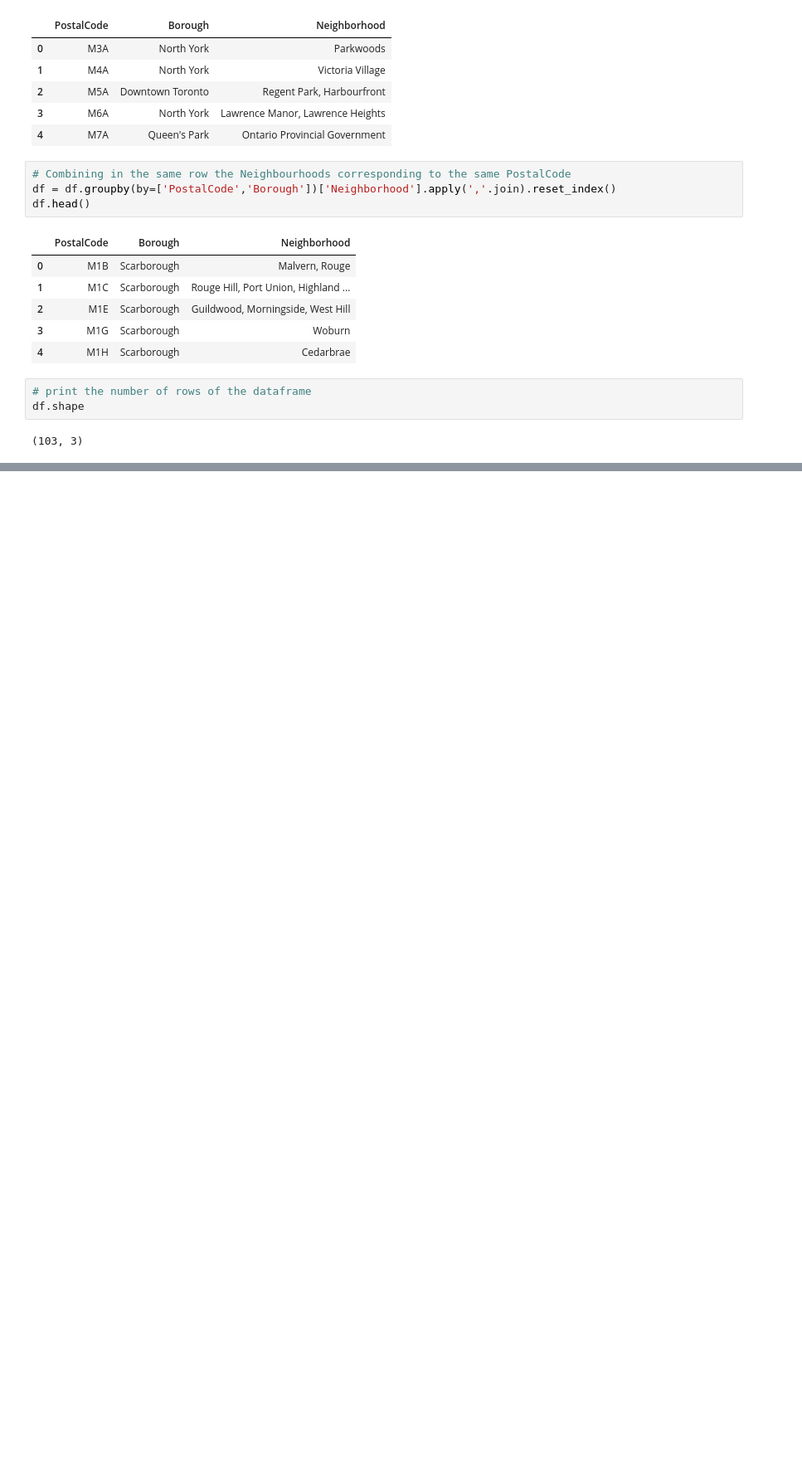
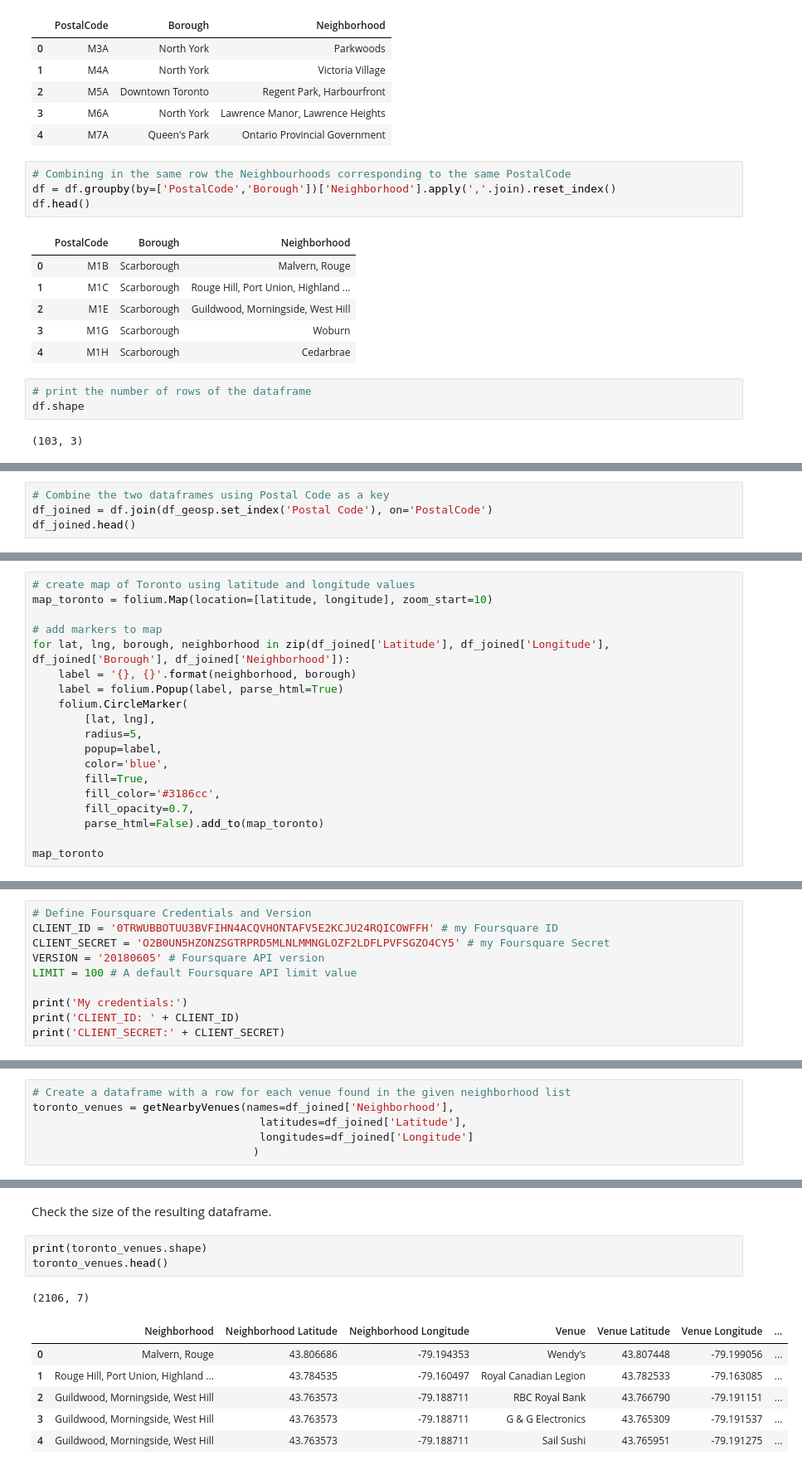
Before and after one commit to kparys/Coursera_Capstone, a Jupyter notebook: Segmenting and Clustering Neighborhoods in Toronto.ipynb, the cells around one changed output, grey strips where cells are left out. Shown at 83% size. Saved outputs shown, nothing was run; the diff lists cells and outputs as text; blank space fills up the shorter version.

```diff
--- a/Segmenting and Clustering Neighborhoods in Toronto.ipynb
+++ b/Segmenting and Clustering Neighborhoods in Toronto.ipynb
@@ -80,0 +176,4 @@ df.shape
+# %%
+# Combine the two dataframes using Postal Code as a key
+df_joined = df.join(df_geosp.set_index('Postal Code'), on='PostalCode')
+df_joined.head()
@@ -80,0 +203,19 @@ df.shape
+# %%
+# create map of Toronto using latitude and longitude values
+map_toronto = folium.Map(location=[latitude, longitude], zoom_start=10)
+
+# add markers to map
+for lat, lng, borough, neighborhood in zip(df_joined['Latitude'], df_joined['Longitude'], df_joined['Borough'], df_joined['Neighborhood']):
+    label = '{}, {}'.format(neighborhood, borough)
+    label = folium.Popup(label, parse_html=True)
+    folium.CircleMarker(
+        [lat, lng],
+        radius=5,
+        popup=label,
+        color='blue',
+        fill=True,
+        fill_color='#3186cc',
+        fill_opacity=0.7,
+        parse_html=False).add_to(map_toronto)
+
+map_toronto
@@ -80,0 +226,10 @@ df.shape
+# %%
+# Define Foursquare Credentials and Version
+CLIENT_ID = '0TRWUBBOTUU3BVFIHN4ACQVHONTAFV5E2KCJU24RQICOWFFH' # my Foursquare ID
+CLIENT_SECRET = 'O2B0UN5HZONZSGTRPRD5MLNLMMNGLOZF2LDFLPVFSGZO4CY5' # my Foursquare Secret
+VERSION = '20180605' # Foursquare API version
+LIMIT = 100 # A default Foursquare API limit value
+
+print('My credentials:')
+print('CLIENT_ID: ' + CLIENT_ID)
+print('CLIENT_SECRET:' + CLIENT_SECRET)
@@ -80,0 +292,6 @@ df.shape
+# %%
+# Create a dataframe with a row for each venue found in the given neighborhood list
+toronto_venues = getNearbyVenues(names=df_joined['Neighborhood'],
+                                   latitudes=df_joined['Latitude'],
+                                   longitudes=df_joined['Longitude']
+                                  )
@@ -80,0 +316,13 @@ df.shape
+# %% [markdown]
+Check the size of the resulting dataframe.
+# %%
+print(toronto_venues.shape)
+toronto_venues.head()
+# %% [output]
+(2106, 7)
+|  | Neighborhood | Neighborhood Latitude | Neighborhood Longitude | Venue | Venue Latitude | Venue Longitude | ... |
+| 0 | Malvern, Rouge | 43.806686 | -79.194353 | Wendy’s | 43.807448 | -79.199056 | ... |
+| 1 | Rouge Hill, Port Union, Highland ... | 43.784535 | -79.160497 | Royal Canadian Legion | 43.782533 | -79.163085 | ... |
+| 2 | Guildwood, Morningside, West Hill | 43.763573 | -79.188711 | RBC Royal Bank | 43.766790 | -79.191151 | ... |
+| 3 | Guildwood, Morningside, West Hill | 43.763573 | -79.188711 | G & G Electronics | 43.765309 | -79.191537 | ... |
+| 4 | Guildwood, Morningside, West Hill | 43.763573 | -79.188711 | Sail Sushi | 43.765951 | -79.191275 | ... |
```
Also changed, not shown: parts of 38 cells of this notebook.
